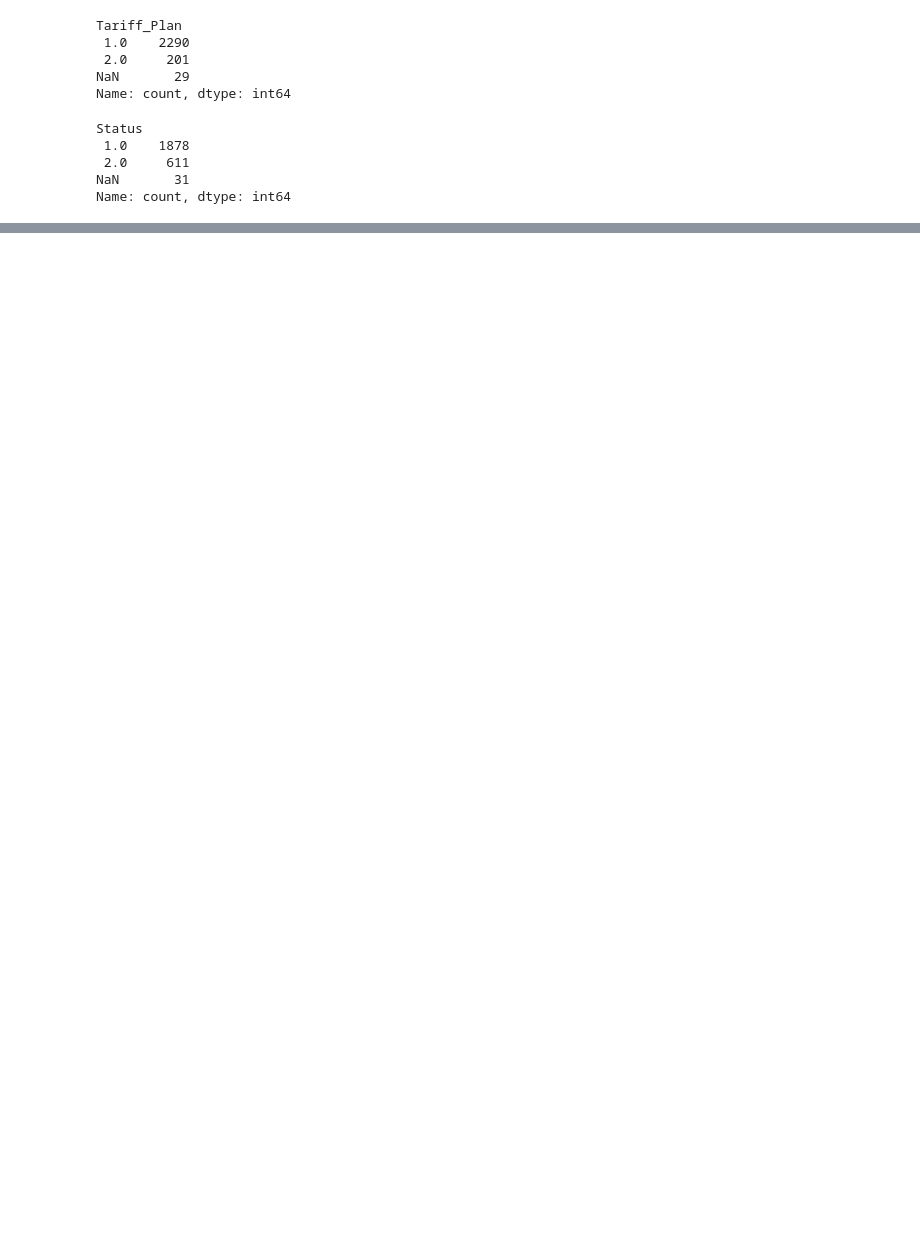
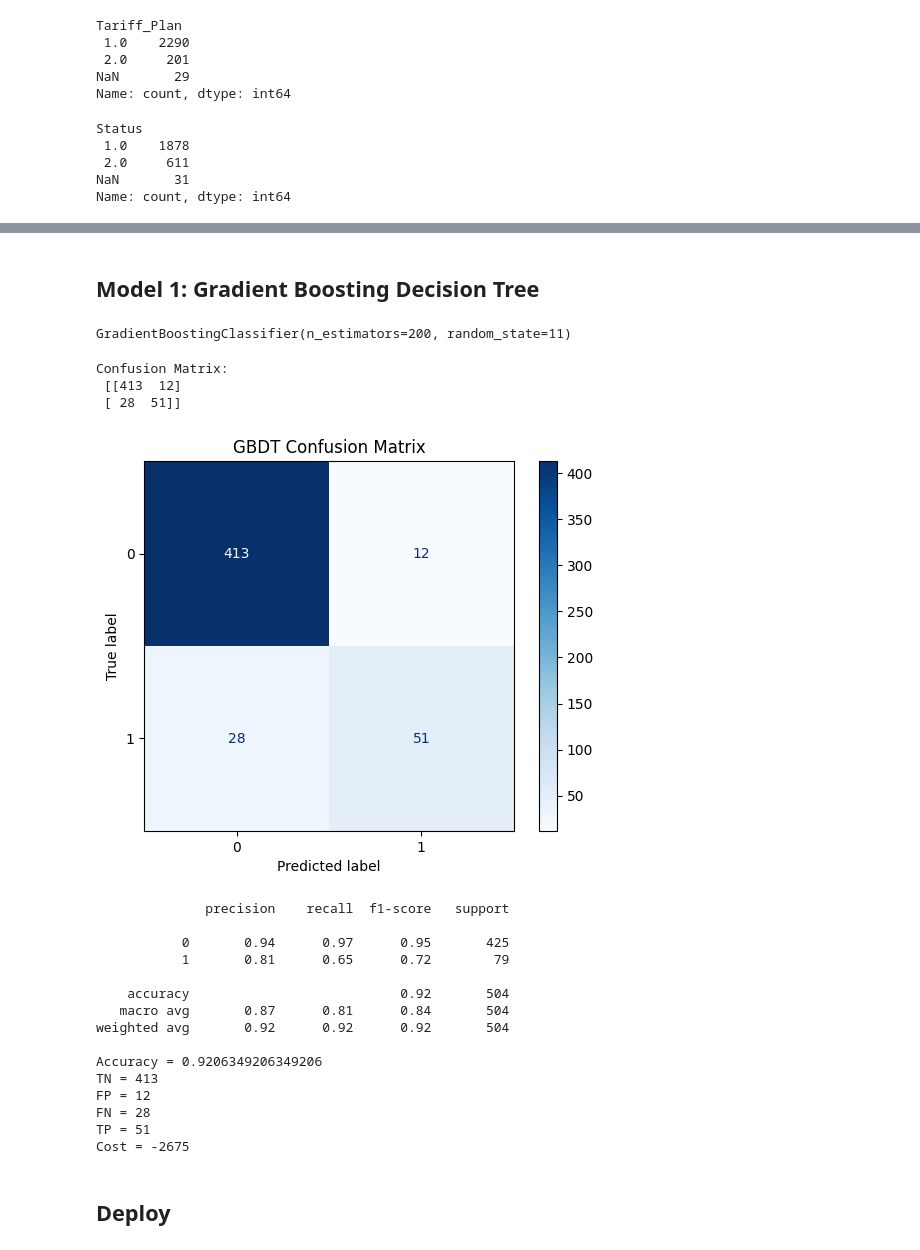
Before and after one commit to AndyZheng0/bus-analytics, a Jupyter notebook: majestic_media/main.ipynb, the cells around one changed output, grey strips where cells are left out. Saved outputs shown, nothing was run; the diff lists cells and outputs as text; code cells hidden in the pictures; blank space fills up the shorter version.

```diff
--- a/majestic_media/main.ipynb
+++ b/majestic_media/main.ipynb
@@ -155,0 +215,69 @@ df['Status'] = df['Status'].fillna(1)
+# %%
+features_list = x = ['Call_Failure',
+                 'Subscription_Length', 'Seconds_of_use',
+                 'Frequency_of_use', 'Distinct_Called_Numbers', 'Customer_Value', #These are the numerical variables
+                 'Complains','Charge_Amount', 'Age_Group', 'Tariff_Plan', 'Status' # These are the categorical data
+                 ]
+x = df[features_list]
+y = df['Churn'].astype(int)
+x_train, x_val, y_train, y_val = train_test_split (x,y, test_size = 0.2, stratify = y, random_state=11)
+# %% [markdown]
+## Model 1: Gradient Boosting Decision Tree
+# %%
+gbdt_model = GradientBoostingClassifier(n_estimators=200, learning_rate=0.1, max_depth=3, random_state=11)
+gbdt_model.fit(x_train, y_train)
+# %% [output]
+GradientBoostingClassifier(n_estimators=200, random_state=11)
+# %%
+# Predictions for Model 1
+gbdt_pred = gbdt_model.predict(x_val)
+
+# Confusion matrix
+cm_gbdt = confusion_matrix(y_val, gbdt_pred)
+print("Confusion Matrix:\n", cm_gbdt)
+
+# Display confusion matrix
+disp = ConfusionMatrixDisplay(confusion_matrix=cm_gbdt, display_labels=[0,1])
+disp.plot(cmap="Blues")
+plt.title("GBDT Confusion Matrix")
+plt.show()
+
+# Classification report
+print(classification_report(y_val, gbdt_pred))
+
+# Accuracy
+acc_gbdt = accuracy_score(y_val, gbdt_pred)
+print("Accuracy =", acc_gbdt)
+
+# TN, FP, FN, TP
+tn, fp, fn, tp = cm_gbdt.ravel()
+print("TN =", tn)
+print("FP =", fp)
+print("FN =", fn)
+print("TP =", tp)
+
+# Project cost
+cost_gbdt = (-50 * fn) + (-25 * tp)
+print("Cost =", cost_gbdt)
+# %% [output]
+Confusion Matrix:
+ [[413  12]
+ [ 28  51]]
+[figure, added]
+              precision    recall  f1-score   support
+
+           0       0.94      0.97      0.95       425
+           1       0.81      0.65      0.72        79
+
+    accuracy                           0.92       504
+   macro avg       0.87      0.81      0.84       504
+weighted avg       0.92      0.92      0.92       504
+
+Accuracy = 0.9206349206349206
+TN = 413
+FP = 12
+FN = 28
+TP = 51
+Cost = -2675
+# %% [markdown]
+## Deploy
```
Also changed, not shown: parts of 20 cells of this notebook, 3 other files.
